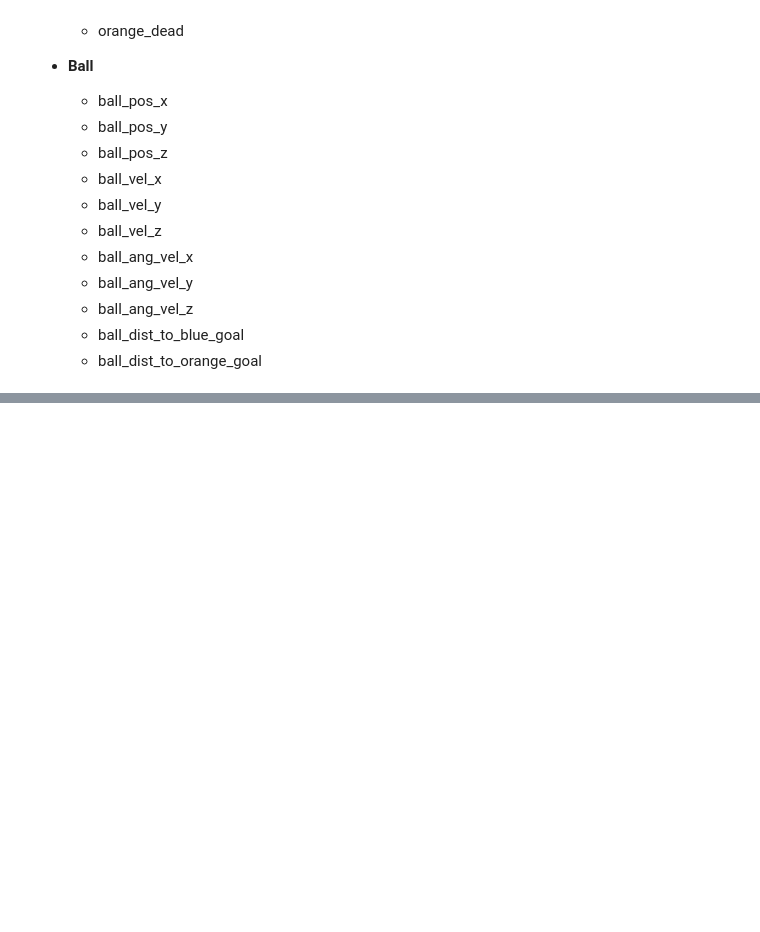
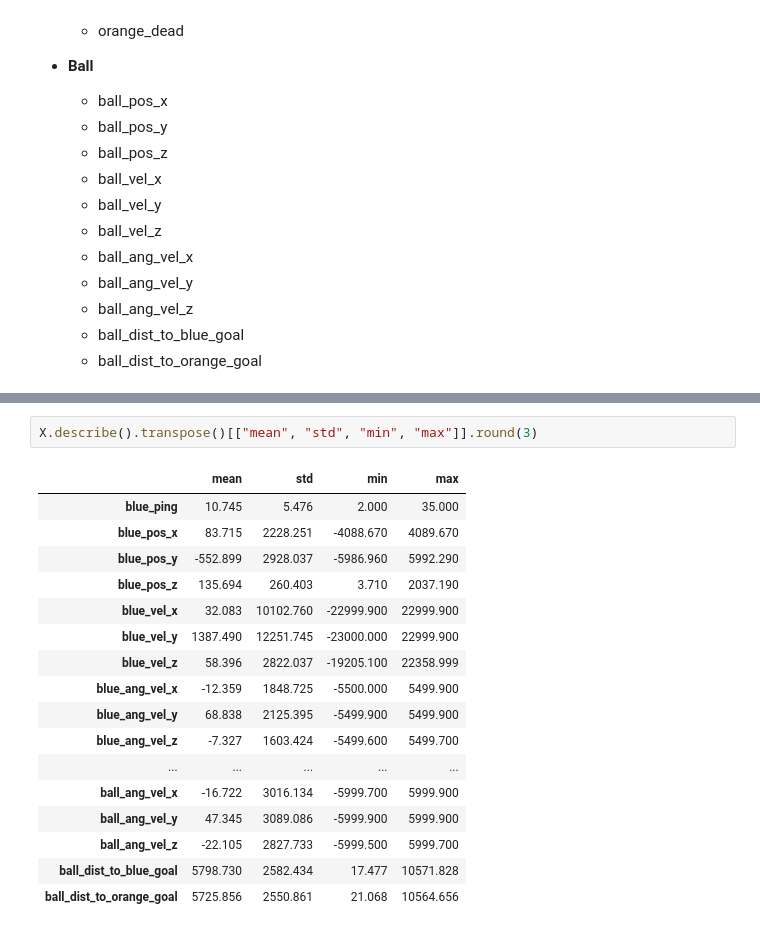
Before and after one commit to shughes1000/Rocket-League-Goal-Probability, a Jupyter notebook: feature_selection_version3.ipynb, the cells around one changed output, grey strips where cells are left out. Saved outputs shown, nothing was run; the diff lists cells and outputs as text; blank space fills up the shorter version.

```diff
--- a/feature_selection_version3.ipynb
+++ b/feature_selection_version3.ipynb
@@ -179,0 +241,20 @@ Based on the output above and my intuition of over six years of playing Rocket L
+# %%
+X.describe().transpose()[["mean", "std", "min", "max"]].round(3)
+# %% [output]
+|  | mean | std | min | max |
+| blue_ping | 10.745 | 5.476 | 2.000 | 35.000 |
+| blue_pos_x | 83.715 | 2228.251 | -4088.670 | 4089.670 |
+| blue_pos_y | -552.899 | 2928.037 | -5986.960 | 5992.290 |
+| blue_pos_z | 135.694 | 260.403 | 3.710 | 2037.190 |
+| blue_vel_x | 32.083 | 10102.760 | -22999.900 | 22999.900 |
+| blue_vel_y | 1387.490 | 12251.745 | -23000.000 | 22999.900 |
+| blue_vel_z | 58.396 | 2822.037 | -19205.100 | 22358.999 |
+| blue_ang_vel_x | -12.359 | 1848.725 | -5500.000 | 5499.900 |
+| blue_ang_vel_y | 68.838 | 2125.395 | -5499.900 | 5499.900 |
+| blue_ang_vel_z | -7.327 | 1603.424 | -5499.600 | 5499.700 |
+| ... | ... | ... | ... | ... |
+| ball_ang_vel_x | -16.722 | 3016.134 | -5999.700 | 5999.900 |
+| ball_ang_vel_y | 47.345 | 3089.086 | -5999.900 | 5999.900 |
+| ball_ang_vel_z | -22.105 | 2827.733 | -5999.500 | 5999.700 |
+| ball_dist_to_blue_goal | 5798.730 | 2582.434 | 17.477 | 10571.828 |
+| ball_dist_to_orange_goal | 5725.856 | 2550.861 | 21.068 | 10564.656 |
```
Also changed, not shown: parts of 1 cell of this notebook.
